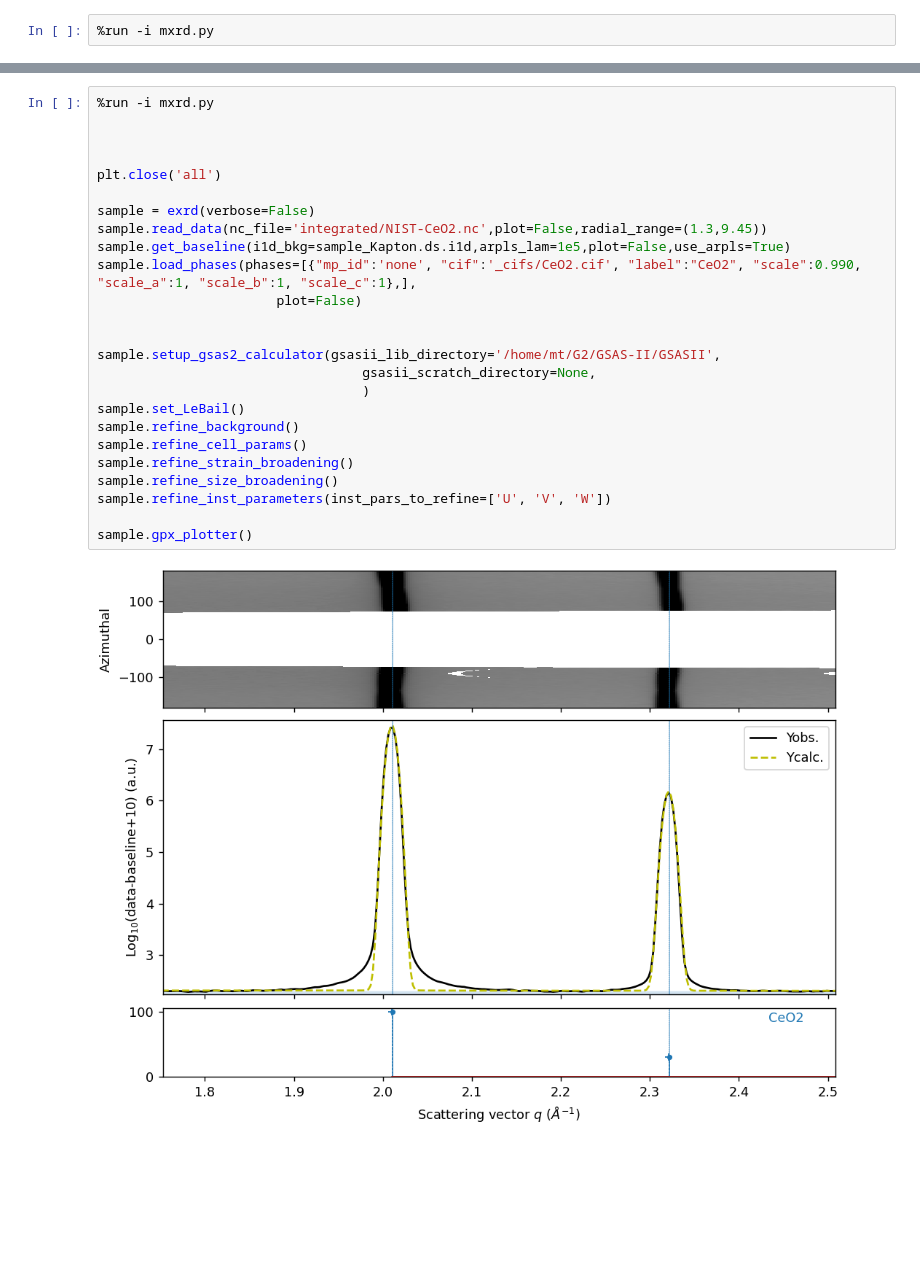
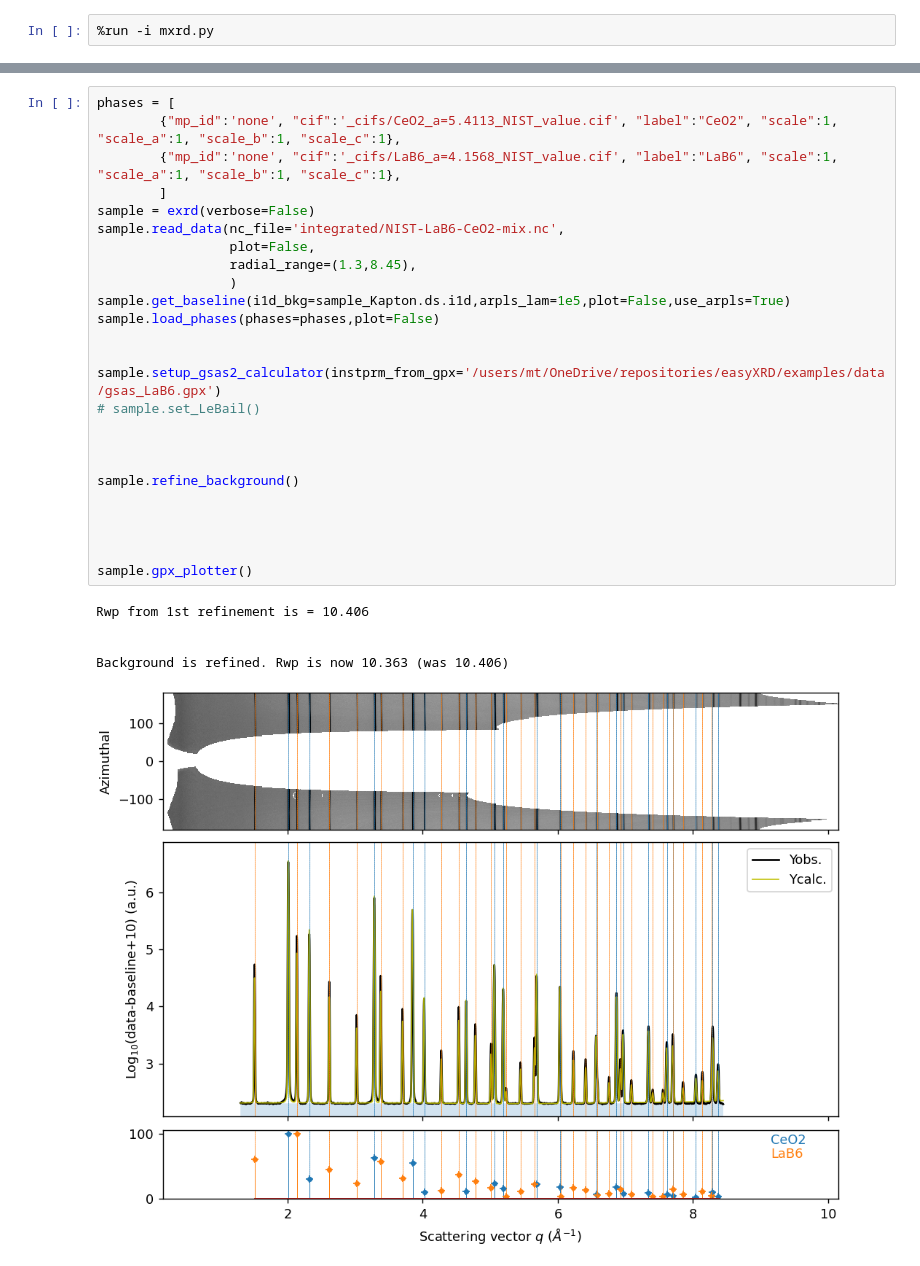
Before and after one commit to MehmetTopsakal/easyXRD, a Jupyter notebook: examples/data/refiner.ipynb, the cells around one changed output, grey strips where cells are left out. Drawn from its saved outputs; the diff is of its cells as text; blank space fills up the shorter version.

```diff
--- a/examples/data/refiner.ipynb
+++ b/examples/data/refiner.ipynb
@@ -142,27 +163,31 @@ Instrument parameters ['U', 'V', 'W', 'X', 'Y', 'Z', 'Zero', 'SH/L'] are refined
 # %%
-%run -i mxrd.py
+phases = [
+        {"mp_id":'none', "cif":'_cifs/CeO2_a=5.4113_NIST_value.cif', "label":"CeO2", "scale":1, "scale_a":1, "scale_b":1, "scale_c":1},
+        {"mp_id":'none', "cif":'_cifs/LaB6_a=4.1568_NIST_value.cif', "label":"LaB6", "scale":1, "scale_a":1, "scale_b":1, "scale_c":1},
+        ]
+sample = exrd(verbose=False)
+sample.read_data(nc_file='integrated/NIST-LaB6-CeO2-mix.nc',
+                 plot=False,
+                 radial_range=(1.3,8.45),
+                 )
+sample.get_baseline(i1d_bkg=sample_Kapton.ds.i1d,arpls_lam=1e5,plot=False,use_arpls=True)
+sample.load_phases(phases=phases,plot=False)
+
+
+sample.setup_gsas2_calculator(instprm_from_gpx='/users/mt/OneDrive/repositories/easyXRD/examples/data/gsas_LaB6.gpx')
+# sample.set_LeBail()
 
 
 
-plt.close('all')
-
-sample = exrd(verbose=False)
-sample.read_data(nc_file='integrated/NIST-CeO2.nc',plot=False,radial_range=(1.3,9.45))
-sample.get_baseline(i1d_bkg=sample_Kapton.ds.i1d,arpls_lam=1e5,plot=False,use_arpls=True)
-sample.load_phases(phases=[{"mp_id":'none', "cif":'_cifs/CeO2.cif', "label":"CeO2", "scale":0.990, "scale_a":1, "scale_b":1, "scale_c":1},],
-                       plot=False)
+sample.refine_background()
 
 
-sample.setup_gsas2_calculator(gsasii_lib_directory='/home/mt/G2/GSAS-II/GSASII',
-                                  gsasii_scratch_directory=None,
-                                  )
-sample.set_LeBail()
-sample.refine_background()
-sample.refine_cell_params()
-sample.refine_strain_broadening()
-sample.refine_size_broadening()
-sample.refine_inst_parameters(inst_pars_to_refine=['U', 'V', 'W'])
+
 
 sample.gpx_plotter()
 # %% [output]
+Rwp from 1st refinement is = 10.406
+
+
+Background is refined. Rwp is now 10.363 (was 10.406)
-[figure, old version]
+[figure, new version]
```
Also changed, not shown: parts of 16 cells of this notebook, 24 other files.
